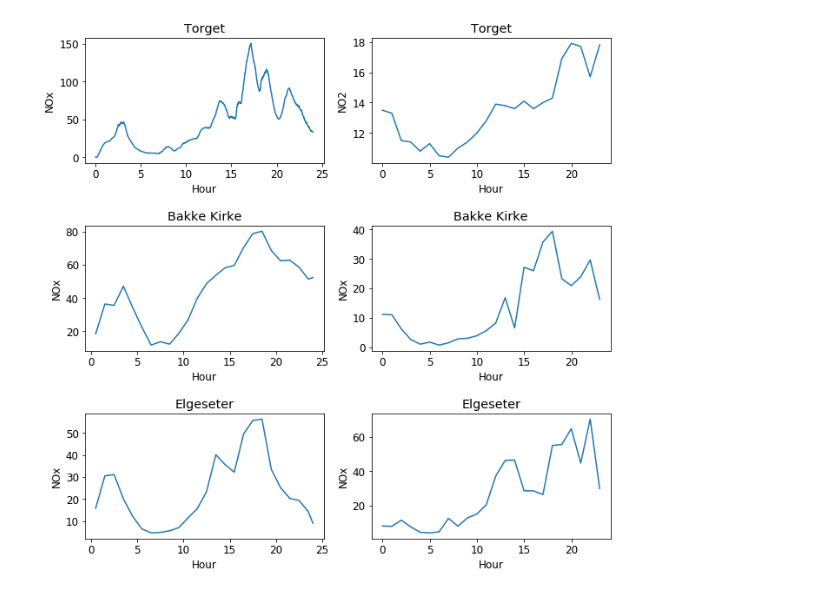
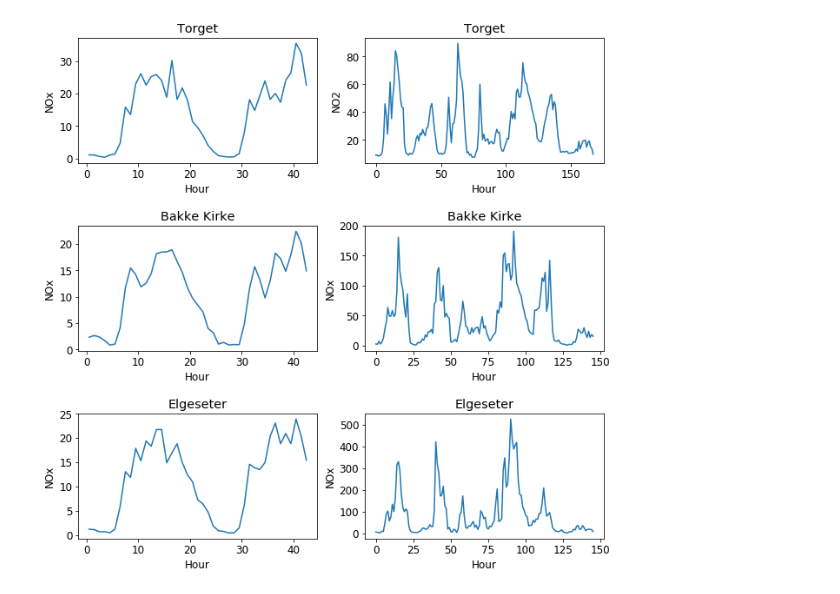
Before and after one commit to Mika412/AI4EU-RL-Trondheim, a Jupyter notebook: analysis/SUMO - Analyze emissions.ipynb, the cells around one changed output. Cells and saved outputs as stored; diff of their text form; code cells hidden in the pictures.

```diff
--- a/analysis/SUMO - Analyze emissions.ipynb
+++ b/analysis/SUMO - Analyze emissions.ipynb
@@ -39,7 +41,8 @@ torvet_poly = 'poly_490'
 bakke_kirke_poly = 'poly_685'
 elgeseter_poly = 'poly_504'
 
-date = '0202_0302'
+from_date = '2020-01-13'
+to_date = '2020-01-20'
 
 simul_torget = data_simul[data_simul.Cell == torvet_poly]
 
@@ -49,13 +52,13 @@ simul_elgeseter = data_simul[data_simul.Cell == elgeseter_poly]
 
 #Resample with time_resolution average
 time_resolution = 3600
-simul_togert = simul_torget.groupby(by=(simul_torget['Timestep']/time_resolution).astype(int)).mean()
+simul_torget = simul_torget.groupby(by=(simul_torget['Timestep']/time_resolution).astype(int)).mean()
 simul_bakke_kirke = simul_bakke_kirke.groupby(by=(simul_bakke_kirke['Timestep']/time_resolution).astype(int)).mean()
 simul_elgeseter = simul_elgeseter.groupby(by=(simul_elgeseter['Timestep']/time_resolution).astype(int)).mean()
 
 ############
 ##Fetch real measurements
-inputFile = open('real_pollution_data/torvet_'+ date +'_no2.json')
+inputFile = open('nilu_data/torvet_'+ from_date + '_' + to_date +'_no2.json')
 data = json.load(inputFile)
 real_torvet = np.zeros(len(data[0]['values']))
 
@@ -63,7 +66,7 @@ for i in range(len(data[0]['values'])):
     real_torvet[i] = data[0]['values'][i]['value']
 
 
-inputFile = open('real_pollution_data/bakke_kirke_'+ date +'_nox.json')
+inputFile = open('nilu_data/bakke_kirke_'+ from_date + '_' + to_date +'_nox.json')
 data = json.load(inputFile)
 real_bakke = np.zeros(len(data[0]['values']))
 
@@ -71,7 +74,7 @@ for i in range(len(data[0]['values'])):
     real_bakke[i] = data[0]['values'][i]['value']
 
 
-inputFile = open('real_pollution_data/elgeseter_'+ date +'_nox.json')
+inputFile = open('nilu_data/elgeseter_'+ from_date + '_' + to_date +'_nox.json')
 data = json.load(inputFile)
 real_elgeseter = np.zeros(len(data[0]['values']))
 
@@ -113,35 +116,38 @@ axs[0,1].set_title('Torget')
 
 ######
 
 axs[1,1].plot(real_bakke)
 axs[1,1].set(xlabel='Hour', ylabel='NOx')
 axs[1,1].set_title('Bakke Kirke')
 #axs[1,1].set_xlim(0,24)
 
 #####
 
 axs[2,1].plot(real_elgeseter)
 #ax3.xticks(np.arange(len(nox)))
 axs[2,1].set(xlabel='Hour', ylabel='NOx')
 axs[2,1].set_title('Elgeseter')
 #axs[2,1].set_xlim(0,24)
 
 plt.subplots_adjust(left=-0.5, bottom=-0.5, right=None, top=1.5, wspace=None, hspace=0.5)
 
+if not os.path.exists('figs/from_'+ from_date + '_to_' + to_date):
+        os.mkdir('figs/from_'+ from_date + '_to_' + to_date)
+
 #fig.savefig('figs/real_pollution.pdf',format='pdf',bbox_inches='tight')
-fig.savefig('figs/'+ date +'/compare_pollution.pdf',format='pdf',bbox_inches='tight')
+fig.savefig('figs/from_'+ from_date + '_to_' + to_date +'/compare_pollution.pdf',format='pdf',bbox_inches='tight')
 
 #Subplots_adjust defaults
 # left = 0.125  # the left side of the subplots of the figure
 # right = 0.9   # the right side of the subplots of the figure
 # bottom = 0.1  # the bottom of the subplots of the figure
 # top = 0.9     # the top of the subplots of the figure
 # wspace = 0.2  # the amount of width reserved for space between subplots,
 #               # expressed as a fraction of the average axis width
 # hspace = 0.2  # the amount of height reserved for space between subplots,
 #               # expressed as a fraction of the average axis height
 # %% [output]
-[figure, old version]
+[figure, new version]
 # %%
 ## Save separate files for simulated and real########
 
```
Also changed, not shown: parts of 3 cells of this notebook, 3 other files.
